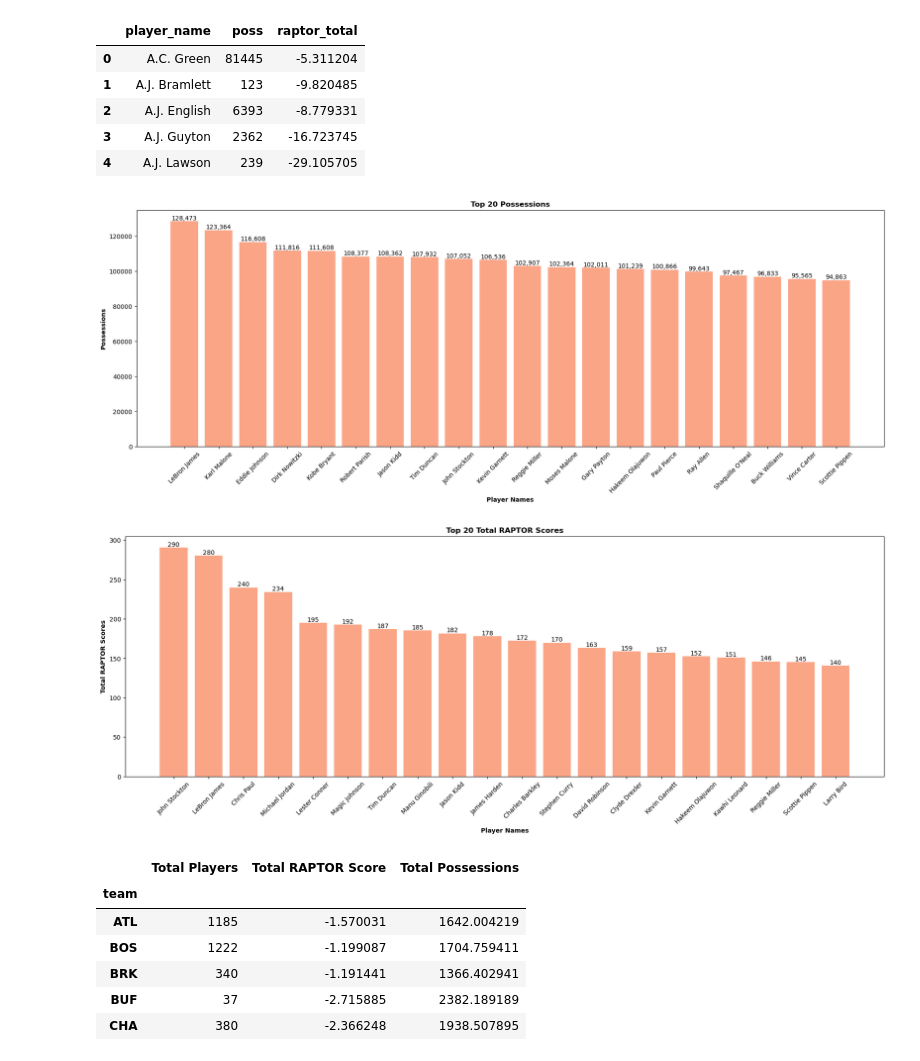
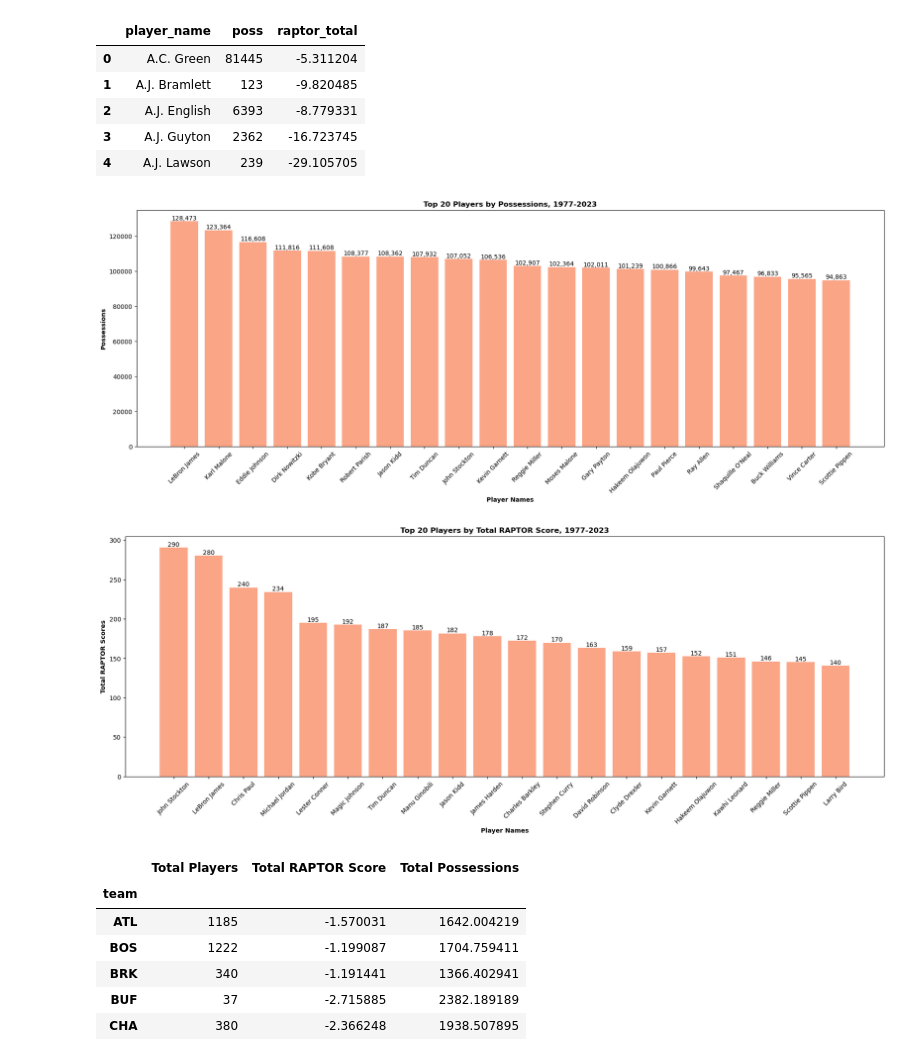
Before and after one commit to UzmaSayyeda/Project01, a Jupyter notebook: Project 1 Files/RAPTOR Analysis (Project 1).ipynb, the cells around one changed output. Cells and saved outputs as stored; diff of their text form; code cells hidden in the pictures.

Commit message:
Made changes to function defs and graphical adjustments

```diff
--- a/Project 1 Files/RAPTOR Analysis (Project 1).ipynb
+++ b/Project 1 Files/RAPTOR Analysis (Project 1).ipynb
@@ -117,15 +153,15 @@ by_raptor = by_raptor.head(20)
 # %%
 # Minutes played for top ten players
 
 top_twenty_poss = poss_raptor_df[["player_name", "poss"]].\
 sort_values(by="poss", ascending=False).head(20)
 
 poss = top_twenty_poss["poss"]
 player_names = top_twenty_poss["player_name"]
 
-bar_plot(player_names, poss, "Possessions", "Possessions", (22,7))
+bar_plot(player_names, poss, "Possessions", "Players by Possessions, 1977-2023", (22,7))
 # %% [output]
-[figure, old version]
+[figure, new version]
 # %%
 # graphing top players by RAPTOR total
 
@@ -135,9 +171,9 @@ sort_values(by="raptor_total", ascending=False).head(20)
 raptor = top_twenty_raptor["raptor_total"]
 player_names = top_twenty_raptor["player_name"]
 
-bar_plot(player_names, raptor, "Total RAPTOR Scores", "Total RAPTOR Scores", (22,7))
+bar_plot(player_names, raptor, "Total RAPTOR Scores", "Players by Total RAPTOR Score, 1977-2023", (22,7))
 # %% [output]
-[figure, old version]
+[figure, new version]
 # %%
 # make a new dataframe to display by teams
 
```
Also changed, not shown: parts of 7 cells of this notebook, 1 other file.
